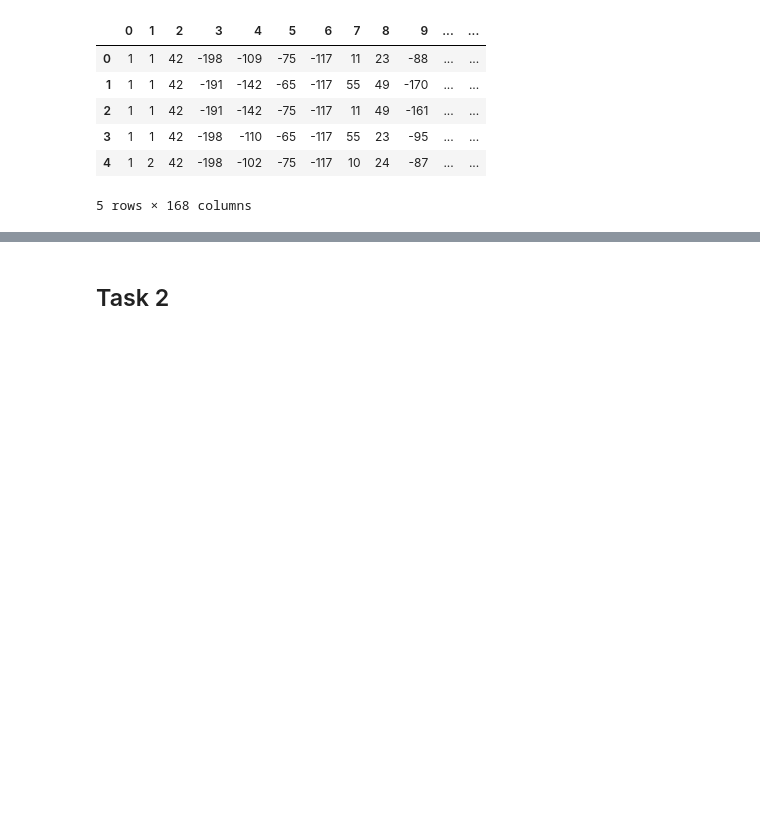
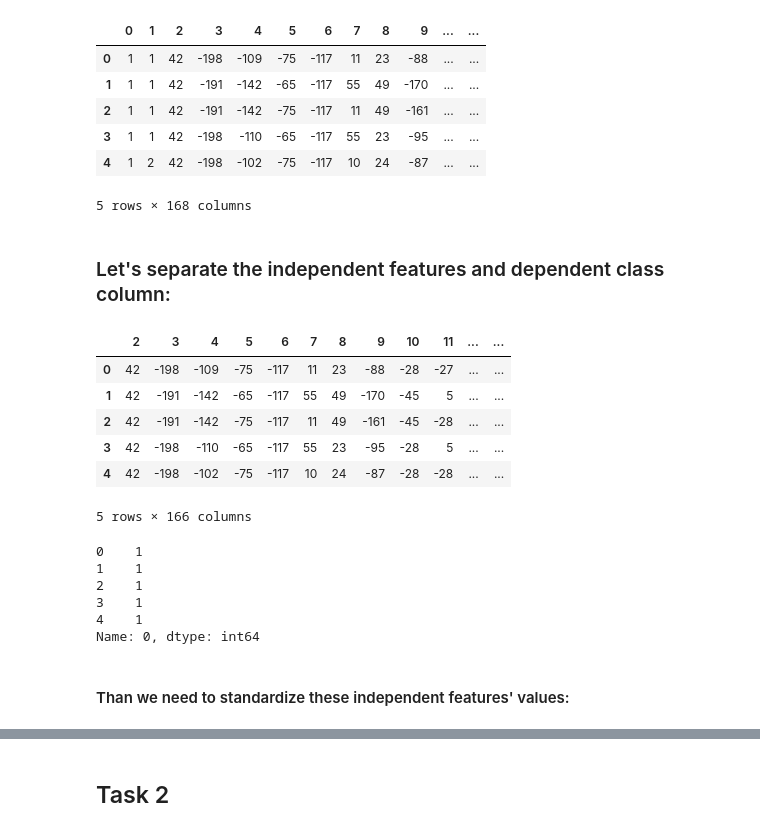
Before and after one commit to BU-IE-582/fall19-GnyEser, a Jupyter notebook: Homework1.ipynb, the cells around one changed output, grey strips where cells are left out. Saved outputs shown, nothing was run; the diff lists cells and outputs as text; code cells hidden in the pictures; blank space fills up the shorter version.

```diff
--- a/Homework1.ipynb
+++ b/Homework1.ipynb
@@ -738,3 +740,30 @@ data.head()
 | 3 | 1 | 1 | 42 | -198 | -110 | -65 | -117 | 55 | 23 | -95 | ... | ... |
 | 4 | 1 | 2 | 42 | -198 | -102 | -75 | -117 | 10 | 24 | -87 | ... | ... |
 5 rows × 168 columns
+# %%
+from sklearn.preprocessing import StandardScaler
+x = data.loc[:,2:167]
+y = data.loc[:,0]
+# %% [markdown]
+### Let's separate the independent features and dependent class column:
+# %%
+x.head()
+# %% [output]
+|  | 2 | 3 | 4 | 5 | 6 | 7 | 8 | 9 | 10 | 11 | ... | ... |
+| 0 | 42 | -198 | -109 | -75 | -117 | 11 | 23 | -88 | -28 | -27 | ... | ... |
+| 1 | 42 | -191 | -142 | -65 | -117 | 55 | 49 | -170 | -45 | 5 | ... | ... |
+| 2 | 42 | -191 | -142 | -75 | -117 | 11 | 49 | -161 | -45 | -28 | ... | ... |
+| 3 | 42 | -198 | -110 | -65 | -117 | 55 | 23 | -95 | -28 | 5 | ... | ... |
+| 4 | 42 | -198 | -102 | -75 | -117 | 10 | 24 | -87 | -28 | -28 | ... | ... |
+5 rows × 166 columns
+# %%
+y.head()
+# %% [output]
+0    1
+1    1
+2    1
+3    1
+4    1
+Name: 0, dtype: int64
+# %% [markdown]
+#### Than we need to standardize these independent features' values:
```
Also changed, not shown: parts of 13 cells of this notebook, 8 other files.
